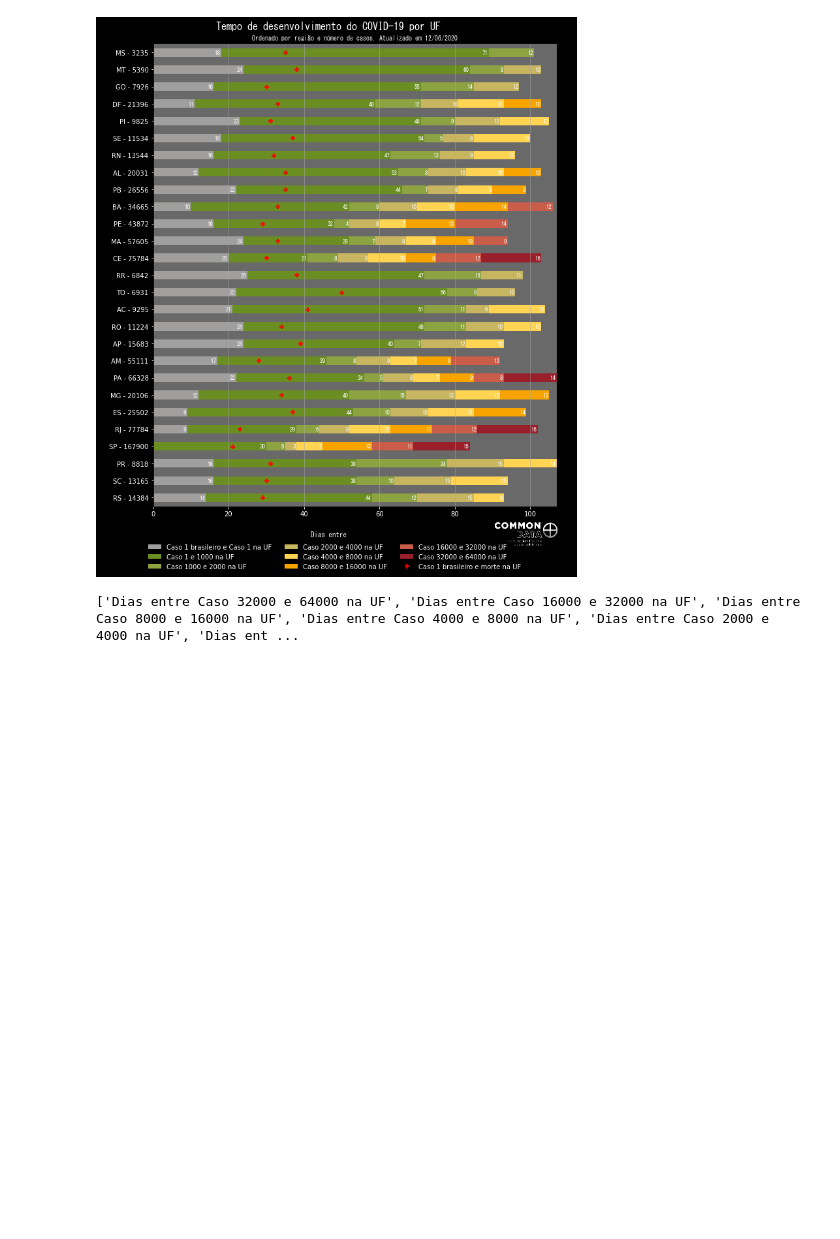
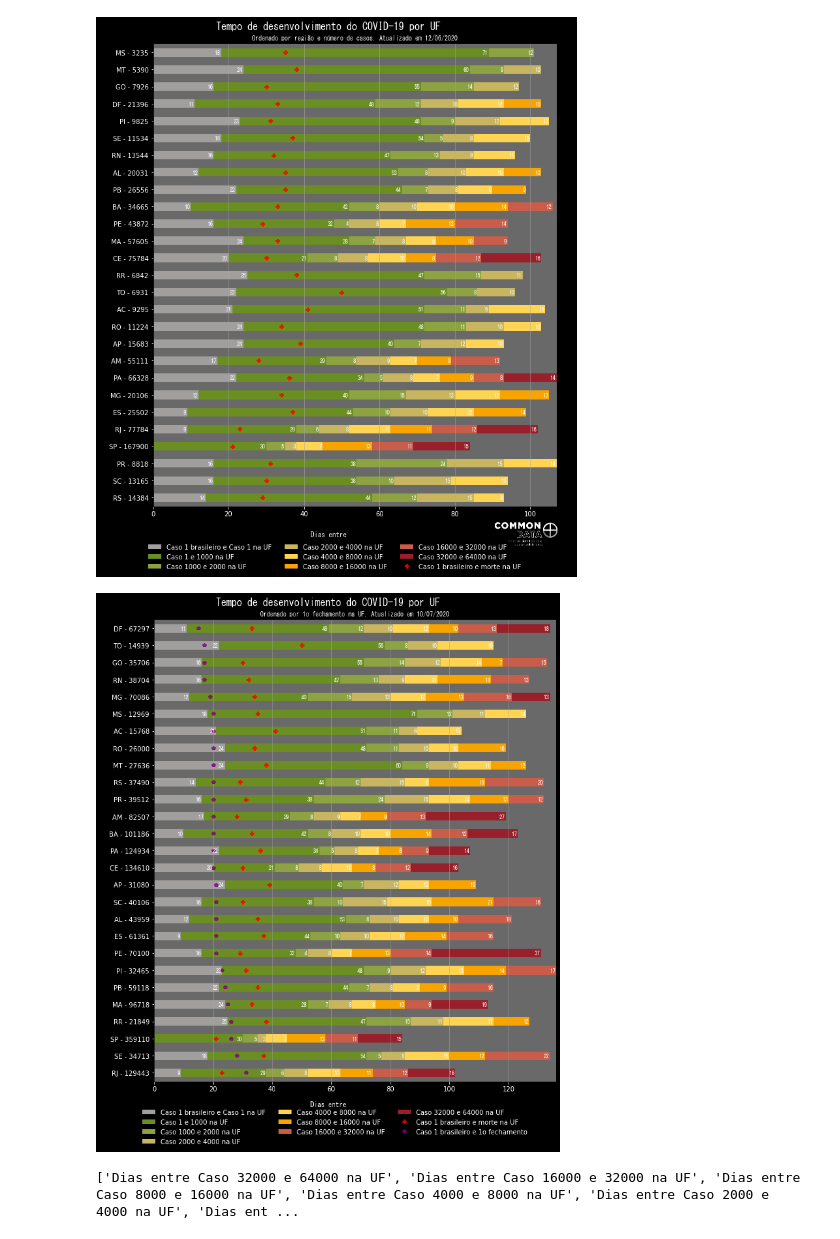
Before and after one commit to common-data/common-data, a Jupyter notebook: analises/Covid_Tempo_desenvolvimento_estado/Corona Analise - Desenvolvimento do Corona por UF.ipynb, the cells around one changed output. Saved outputs shown, nothing was run; the diff lists cells and outputs as text; code cells hidden in the pictures; blank space fills up the shorter version.

```diff
--- a/analises/Covid_Tempo_desenvolvimento_estado/Corona Analise - Desenvolvimento do Corona por UF.ipynb
+++ b/analises/Covid_Tempo_desenvolvimento_estado/Corona Analise - Desenvolvimento do Corona por UF.ipynb
@@ -317,6 +371,16 @@ creating_graph(covid_uf_summary, "região e número de casos")
 plt.savefig('Tempo de desenvolvimento do Covid por estado_comcinza_regiao.png', facecolor="black")
 # %% [output]
 [figure]
+# %%
+# With grey bar ordered by # days from 1st closing date
+
+covid_uf_summary.sort_values(by=["Dias entre Caso 1 brasileiro e 1o fechamento", "new_confirmed"], ascending = [False, False], inplace=True)
+
+creating_graph(covid_uf_summary, "1o fechamento na UF")
+
+plt.savefig('Tempo de desenvolvimento do Covid por estado_comcinza_fechamento.png', facecolor="black")
+# %% [output]
+[figure, added]
 # %%
 columns_for_graph = [k for k in list(covid_uf_summary.columns)  if 'Dias entre Caso' in k]
 columns_for_graph.remove('Dias entre Caso 1 brasileiro e morte na UF')
```
Also changed, not shown: parts of 15 cells of this notebook, 3 other files.
